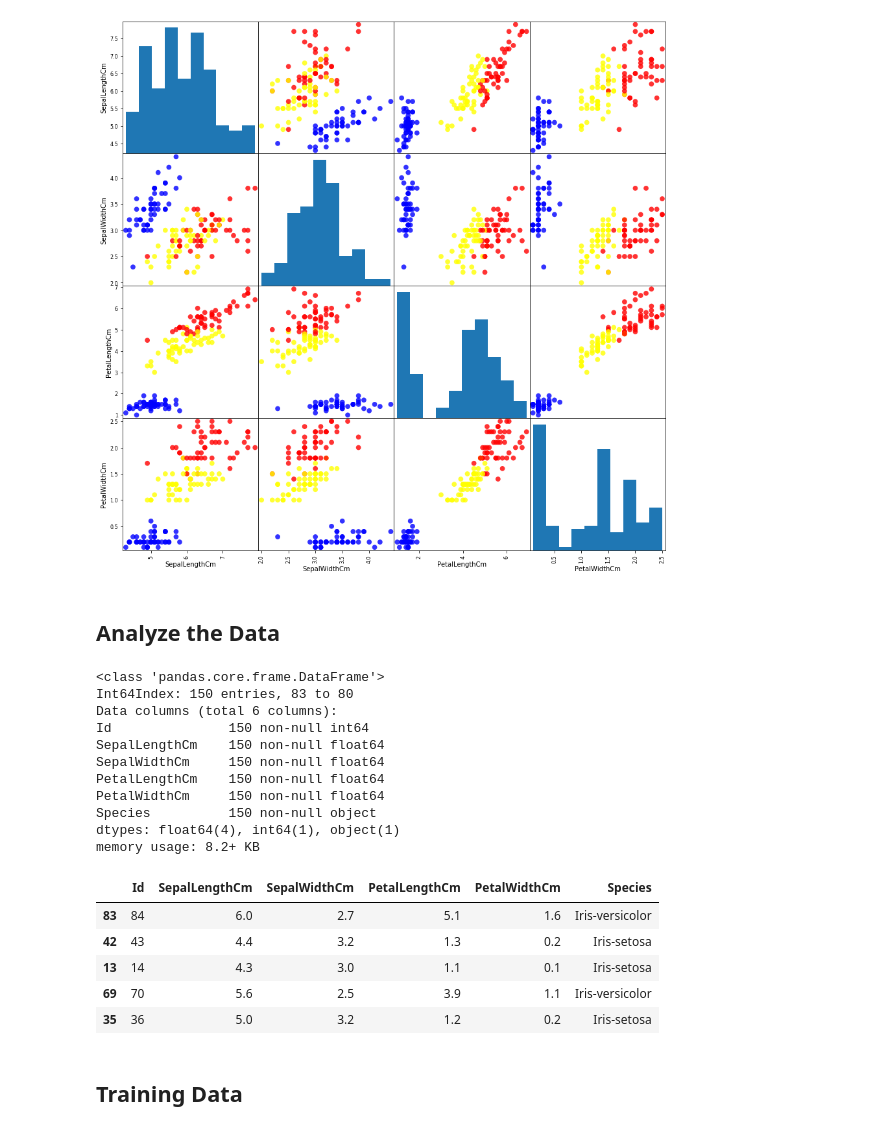
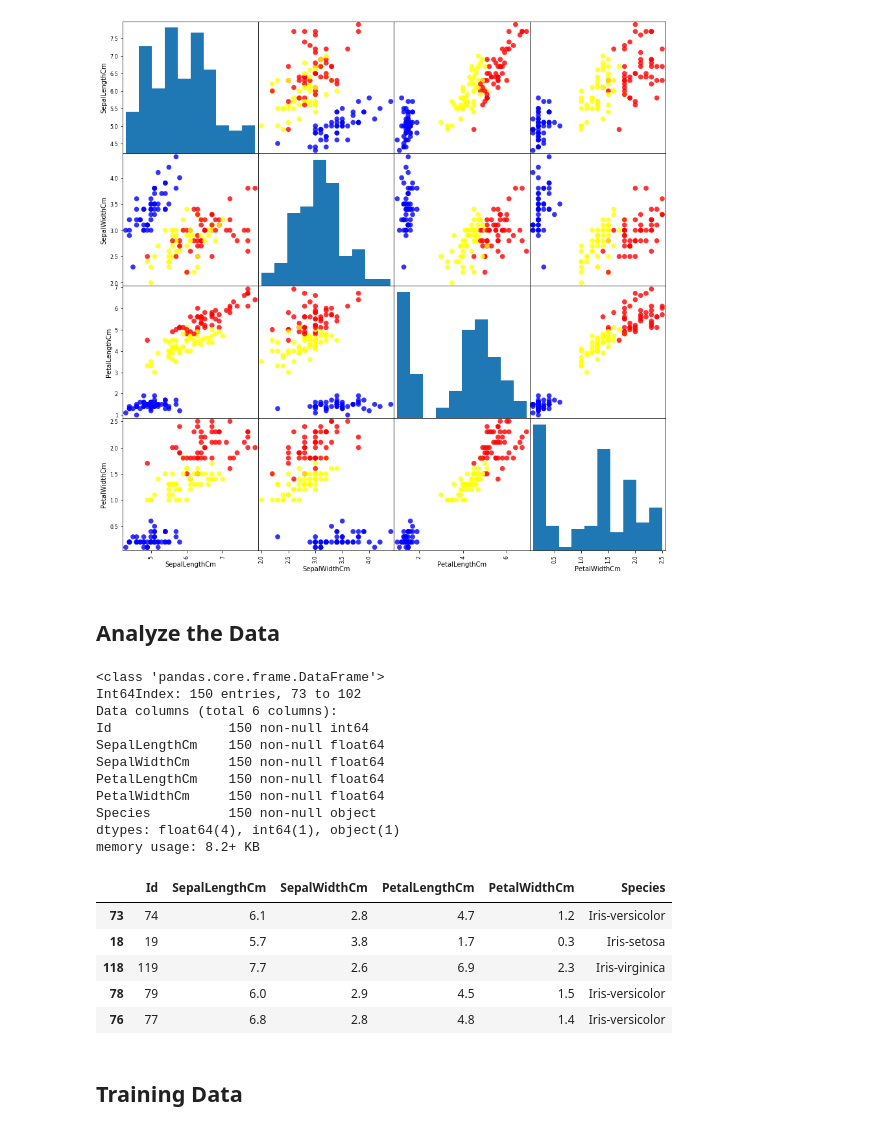
Before and after one commit to luisespriella9/ML-Algorithms, a Jupyter notebook: K-Nearest-Neighbors.ipynb, the cells around one changed output. Cells and saved outputs as stored; diff of their text form; code cells hidden in the pictures.

```diff
--- a/K-Nearest-Neighbors.ipynb
+++ b/K-Nearest-Neighbors.ipynb
@@ -1,39 +1,39 @@
 # %%
 import tensorflow as tf
 import matplotlib
 import matplotlib.pyplot as plt
 import pandas as pd
 import numpy as np
 import matplotlib.patches as mpatches
-
+from sklearn import preprocessing
 import warnings
 warnings.filterwarnings("ignore")
 
 iris_data = pd.read_csv('iris.csv')
 
-iris_data = iris_data.reindex(np.random.permutation(iris_data.index))
+iris_data = iris_data.reindex(np.random.RandomState(seed=42).permutation(iris_data.index))
 
 def assign_colors_to_iris(y_train):
     colors = []
     for row in y_train:
         assigned = "blue"
         if (row == "Iris-versicolor"):
             assigned = "yellow"
         elif(row == "Iris-virginica"):
             assigned = "red"
         colors.append(assigned)
     return colors
 pd.plotting.scatter_matrix(iris_data[["SepalLengthCm", "SepalWidthCm", "PetalLengthCm", "PetalWidthCm"]], marker='o', s=60, alpha=0.8, figsize=(15, 15), color=assign_colors_to_iris(iris_data['Species']))
 plt.show()
 # %% [output]
-[figure, old version]
+[figure, new version]
 # %% [markdown]
 ## Analyze the Data
 # %%
 iris_data.info()
 # %% [output]
 <class 'pandas.core.frame.DataFrame'>
-Int64Index: 150 entries, 83 to 80
+Int64Index: 150 entries, 73 to 102
 Data columns (total 6 columns):
 Id               150 non-null int64
 SepalLengthCm    150 non-null float64
@@ -47,11 +47,11 @@ memory usage: 8.2+ KB
 iris_data.head()
 # %% [output]
 |  | Id | SepalLengthCm | SepalWidthCm | PetalLengthCm | PetalWidthCm | Species |
-| 83 | 84 | 6.0 | 2.7 | 5.1 | 1.6 | Iris-versicolor |
-| 42 | 43 | 4.4 | 3.2 | 1.3 | 0.2 | Iris-setosa |
-| 13 | 14 | 4.3 | 3.0 | 1.1 | 0.1 | Iris-setosa |
-| 69 | 70 | 5.6 | 2.5 | 3.9 | 1.1 | Iris-versicolor |
-| 35 | 36 | 5.0 | 3.2 | 1.2 | 0.2 | Iris-setosa |
+| 73 | 74 | 6.1 | 2.8 | 4.7 | 1.2 | Iris-versicolor |
+| 18 | 19 | 5.7 | 3.8 | 1.7 | 0.3 | Iris-setosa |
+| 118 | 119 | 7.7 | 2.6 | 6.9 | 2.3 | Iris-virginica |
+| 78 | 79 | 6.0 | 2.9 | 4.5 | 1.5 | Iris-versicolor |
+| 76 | 77 | 6.8 | 2.8 | 4.8 | 1.4 | Iris-versicolor |
 # %% [markdown]
 ## Training Data
 # %%
```
Also changed, not shown: parts of 20 cells of this notebook.
